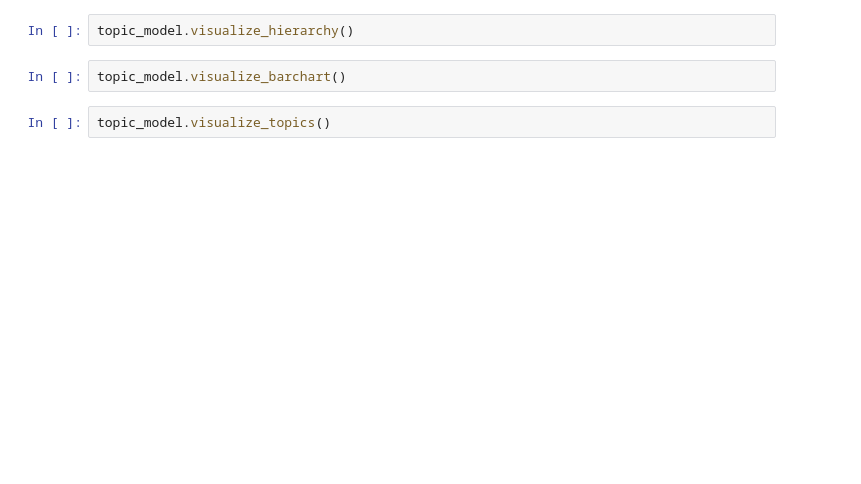
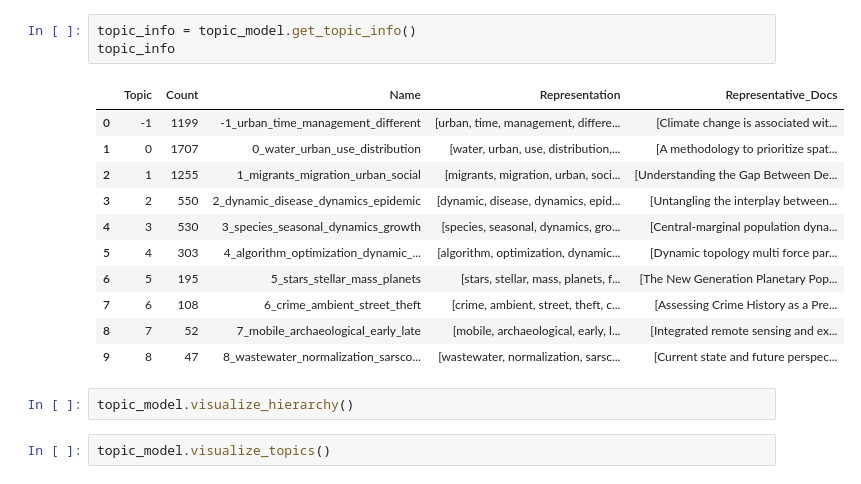
Before and after one commit to geogr-muni/Bertopic, a Jupyter notebook: prism_synpop.ipynb, the cells around one changed output. Saved outputs shown, nothing was run; the diff lists cells and outputs as text; blank space fills up the shorter version.

```diff
--- a/prism_synpop.ipynb
+++ b/prism_synpop.ipynb
@@ -213,6 +169,19 @@ topic_model.get_document_info(docs)
+# %%
+topic_info = topic_model.get_topic_info()
+topic_info
+# %% [output]
+|  | Topic | Count | Name | Representation | Representative_Docs |
+| 0 | -1 | 1199 | -1_urban_time_management_different | [urban, time, management, differe... | [Climate change is associated wit... |
+| 1 | 0 | 1707 | 0_water_urban_use_distribution | [water, urban, use, distribution,... | [A methodology to prioritize spat... |
+| 2 | 1 | 1255 | 1_migrants_migration_urban_social | [migrants, migration, urban, soci... | [Understanding the Gap Between De... |
+| 3 | 2 | 550 | 2_dynamic_disease_dynamics_epidemic | [dynamic, disease, dynamics, epid... | [Untangling the interplay between... |
+| 4 | 3 | 530 | 3_species_seasonal_dynamics_growth | [species, seasonal, dynamics, gro... | [Central-marginal population dyna... |
+| 5 | 4 | 303 | 4_algorithm_optimization_dynamic_... | [algorithm, optimization, dynamic... | [Dynamic topology multi force par... |
+| 6 | 5 | 195 | 5_stars_stellar_mass_planets | [stars, stellar, mass, planets, f... | [The New Generation Planetary Pop... |
+| 7 | 6 | 108 | 6_crime_ambient_street_theft | [crime, ambient, street, theft, c... | [Assessing Crime History as a Pre... |
+| 8 | 7 | 52 | 7_mobile_archaeological_early_late | [mobile, archaeological, early, l... | [Integrated remote sensing and ex... |
+| 9 | 8 | 47 | 8_wastewater_normalization_sarsco... | [wastewater, normalization, sarsc... | [Current state and future perspec... |
 # %%
 topic_model.visualize_hierarchy()
-# %%
-topic_model.visualize_barchart()
 # %%
 topic_model.visualize_topics()
```
Also changed, not shown: parts of 28 cells of this notebook, 6 other files.
